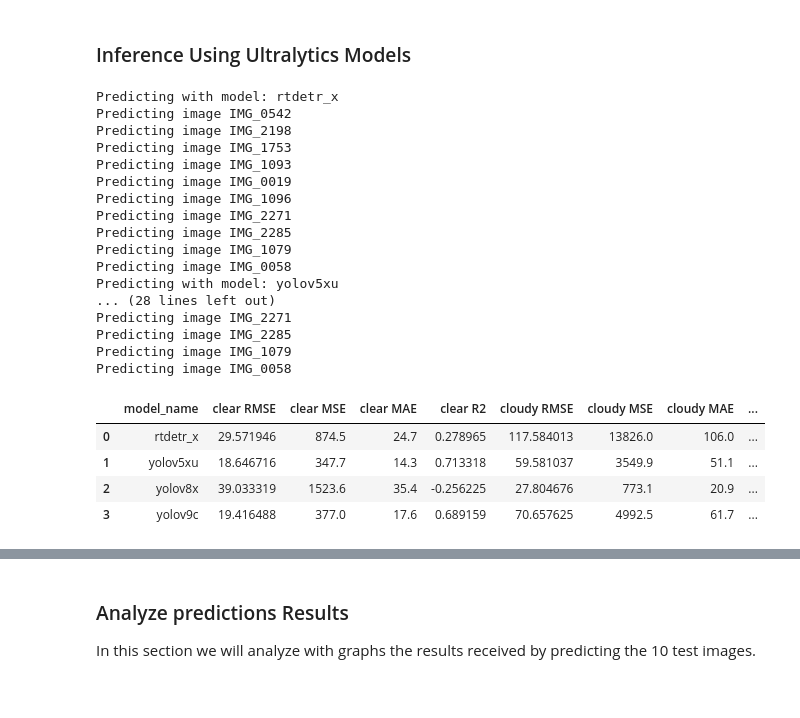
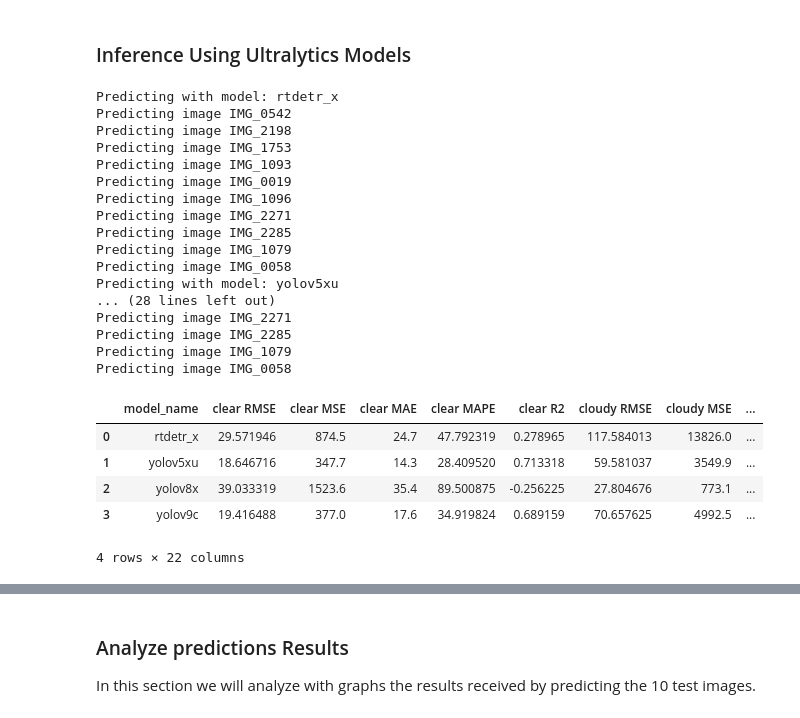
Before and after one commit to elorberb/thesis, a Jupyter notebook: src/segmentation/evaluation/compare_models_trichome_dist_prediction.ipynb, the cells around one changed output, grey strips where cells are left out. Saved outputs shown, nothing was run; the diff lists cells and outputs as text; code cells hidden in the pictures.

```diff
--- a/src/segmentation/evaluation/compare_models_trichome_dist_prediction.ipynb
+++ b/src/segmentation/evaluation/compare_models_trichome_dist_prediction.ipynb
@@ -132,0 +148,13 @@ Number of records in the test df: 10
+# %%
+# plot the 10 images using the image path
+import matplotlib.pyplot as plt
+import matplotlib.image as mpimg
+
+fig, axs = plt.subplots(2, 5, figsize=(20, 10))
+for i, ax in enumerate(axs.flat):
+    image_path = test_df.image_path[i]
+    image_number = test_df.image_number[i]
+    image = mpimg.imread(image_path)
+    ax.imshow(image)
+    ax.set_title(f"Image {image_number}")
+plt.show()
@@ -132,0 +163,7 @@ Number of records in the test df: 10
+# %%
+# plot image 1093
+image_path = test_df.image_path[3]
+image = mpimg.imread(image_path)
+plt.imshow(image)
+plt.title("Image 1093")
+plt.show()
@@ -160,6 +199,13 @@ Each Model was trained on 100 epochs on the same data which includes
 import numpy as np
 import pandas as pd
 from sklearn.metrics import mean_squared_error, mean_absolute_error, r2_score
+
+
+def calculate_mape(y_true, y_pred):
+    y_true, y_pred = np.array(y_true), np.array(y_pred)
+    non_zero_mask = y_true != 0  # Exclude zero values to avoid division by zero
+    return np.mean(np.abs((y_true[non_zero_mask] - y_pred[non_zero_mask]) / y_true[non_zero_mask])) * 100
+
 
 def calculate_extended_metrics(ground_truth_df, preds_df, model_name):
     # Merge the DataFrames on the image_number column
@@ -186,11 +232,14 @@ def calculate_extended_metrics(ground_truth_df, preds_df, model_name):
         rmse = np.sqrt(mse)
         mae = mean_absolute_error(actual, pred)
         r2 = r2_score(actual, pred)
+        mape = calculate_mape(actual, pred)
 
         results[f'{trichome_type} RMSE'] = rmse
         results[f'{trichome_type} MSE'] = mse
         results[f'{trichome_type} MAE'] = mae
+        results[f'{trichome_type} MAPE'] = mape
         results[f'{trichome_type} R2'] = r2
+
 
     # Calculate overall metrics
     all_actuals = np.concatenate(all_actuals)
@@ -200,10 +249,12 @@ def calculate_extended_metrics(ground_truth_df, preds_df, model_name):
     overall_rmse = np.sqrt(overall_mse)
     overall_mae = mean_absolute_error(all_actuals, all_preds)
     overall_r2 = r2_score(all_actuals, all_preds)
+    overall_mape = calculate_mape(all_actuals, all_preds)
 
     results['Overall RMSE'] = overall_rmse
     results['Overall MSE'] = overall_mse
     results['Overall MAE'] = overall_mae
+    results['Overall MAPE'] = overall_mape
     results['Overall R2'] = overall_r2
 
     # calculate mean duration
@@ -407,42 +448,43 @@ from ultralytics import RTDETR
 from ultralytics import YOLO
 
 
-models_scores = []
-models_preds = {}
+ultralytics_models_scores = []
+ultralytics_models_preds = {}
 for model_config in ultralytics_models_configs:
     if model_config['model_name'] == "rtdetr_x":
         predictor = RTDETR(model_config['checkpoint'])
     else:
         predictor = YOLO(model_config['checkpoint'])
     print(f"Predicting with model: {model_config['model_name']}")
     preds_df = create_predictions_df(preprocessed_images, predictor, 'ultralytics')
-    models_preds[model_config['model_name']] = preds_df
+    ultralytics_models_preds[model_config['model_name']] = preds_df
     results_df = calculate_extended_metrics(test_df, preds_df, model_config['model_name'])
-    models_scores.append(results_df)
+    ultralytics_models_scores.append(results_df)
 
 # Concatenate the results into a single DataFrame
-models_scores_df = pd.concat(models_scores, ignore_index=True)
-models_scores_df
+ultralytics_models_scores_df = pd.concat(ultralytics_models_scores, ignore_index=True)
+ultralytics_models_scores_df
 # %% [output]
 Predicting with model: rtdetr_x
 Predicting image IMG_0542
 Predicting image IMG_2198
 Predicting image IMG_1753
 Predicting image IMG_1093
 Predicting image IMG_0019
 Predicting image IMG_1096
 Predicting image IMG_2271
 Predicting image IMG_2285
 Predicting image IMG_1079
 Predicting image IMG_0058
 Predicting with model: yolov5xu
 ... (28 lines left out)
 Predicting image IMG_2271
 Predicting image IMG_2285
 Predicting image IMG_1079
 Predicting image IMG_0058
-|  | model_name | clear RMSE | clear MSE | clear MAE | clear R2 | cloudy RMSE | cloudy MSE | cloudy MAE | ... |
-| 0 | rtdetr_x | 29.571946 | 874.5 | 24.7 | 0.278965 | 117.584013 | 13826.0 | 106.0 | ... |
-| 1 | yolov5xu | 18.646716 | 347.7 | 14.3 | 0.713318 | 59.581037 | 3549.9 | 51.1 | ... |
-| 2 | yolov8x | 39.033319 | 1523.6 | 35.4 | -0.256225 | 27.804676 | 773.1 | 20.9 | ... |
-| 3 | yolov9c | 19.416488 | 377.0 | 17.6 | 0.689159 | 70.657625 | 4992.5 | 61.7 | ... |
+|  | model_name | clear RMSE | clear MSE | clear MAE | clear MAPE | clear R2 | cloudy RMSE | cloudy MSE | ... |
+| 0 | rtdetr_x | 29.571946 | 874.5 | 24.7 | 47.792319 | 0.278965 | 117.584013 | 13826.0 | ... |
+| 1 | yolov5xu | 18.646716 | 347.7 | 14.3 | 28.409520 | 0.713318 | 59.581037 | 3549.9 | ... |
+| 2 | yolov8x | 39.033319 | 1523.6 | 35.4 | 89.500875 | -0.256225 | 27.804676 | 773.1 | ... |
+| 3 | yolov9c | 19.416488 | 377.0 | 17.6 | 34.919824 | 0.689159 | 70.657625 | 4992.5 | ... |
+4 rows × 22 columns
```
Also changed, not shown: parts of 11 cells of this notebook, 23 other files.
